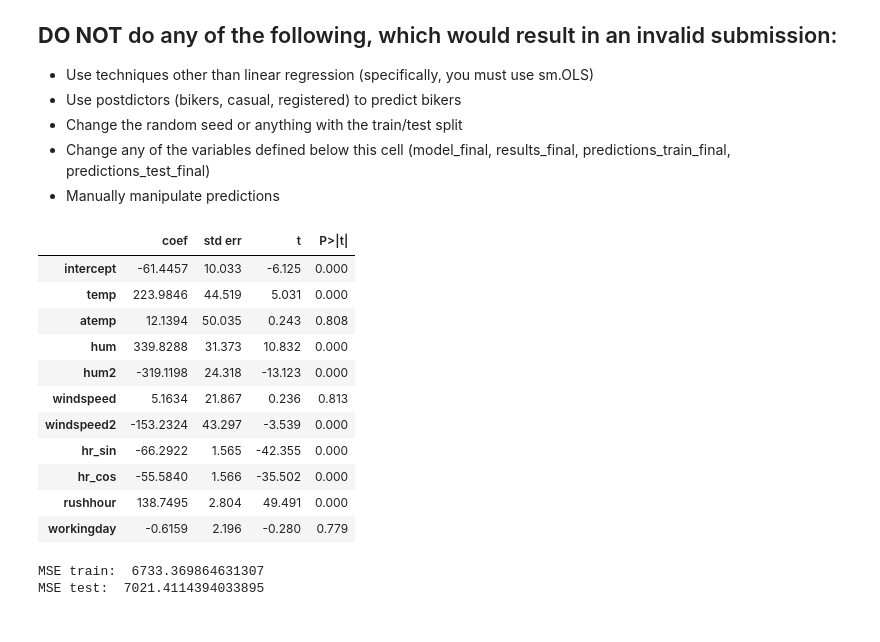
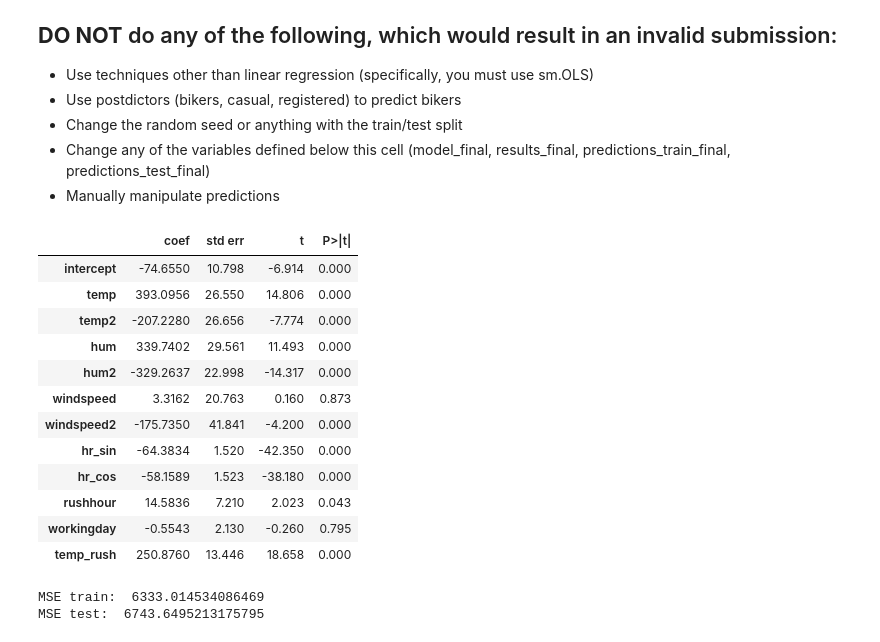
Before and after one commit to DALI-WEI/code_cse2600, a Jupyter notebook: mod05_nonlinear.ipynb, the cells around one changed output. Saved outputs shown, nothing was run; the diff lists cells and outputs as text; code cells hidden in the pictures.

```diff
--- a/mod05_nonlinear.ipynb
+++ b/mod05_nonlinear.ipynb
@@ -306,59 +306,71 @@ plot_avg_actual_vs_predicted_by_feature(X=X_train,
 # %%
 # Data pre-processing (on Train, Test, X_train, and X_test)
 
-# humidity squared
+# quadratic weather effects
+Train['temp2'] = Train['temp']**2
+Test['temp2'] = Test['temp']**2
+X_train['temp2'] = X_train['temp']**2
+X_test['temp2'] = X_test['temp']**2
+
 Train['hum2'] = Train['hum']**2
 Test['hum2'] = Test['hum']**2
 X_train['hum2'] = X_train['hum']**2
 X_test['hum2'] = X_test['hum']**2
 
-# windspeed squared
 Train['windspeed2'] = Train['windspeed']**2
 Test['windspeed2'] = Test['windspeed']**2
 X_train['windspeed2'] = X_train['windspeed']**2
 X_test['windspeed2'] = X_test['windspeed']**2
+
+# interaction: temperature behaves differently during rush hour
+Train['temp_rush'] = Train['temp'] * Train['rushhour']
+Test['temp_rush'] = Test['temp'] * Test['rushhour']
+X_train['temp_rush'] = X_train['temp'] * X_train['rushhour']
+X_test['temp_rush'] = X_test['temp'] * X_test['rushhour']
 # %%
 # Build your linear regression model here.
 vars_to_include = [
     'intercept',
 
-    # linear weather effect
+    # core weather
     'temp',
-    'atemp',
-
-    # nonlinear humidity & wind
+    'temp2',
     'hum',
     'hum2',
     'windspeed',
     'windspeed2',
 
     # periodic time
     'hr_sin',
     'hr_cos',
 
     # rush hour spike
     'rushhour',
 
-    # workday effect
-    'workingday'
+    # behavior
+    'workingday',
+
+    # interaction
+    'temp_rush'
 ]
 
 model_final = sm.OLS(y_train, X_train[vars_to_include])
 results_final = model_final.fit()
 summarize(results_final)
 # %% [output]
 |  | coef | std err | t | P>|t| |
-| intercept | -61.4457 | 10.033 | -6.125 | 0.000 |
-| temp | 223.9846 | 44.519 | 5.031 | 0.000 |
-| atemp | 12.1394 | 50.035 | 0.243 | 0.808 |
-| hum | 339.8288 | 31.373 | 10.832 | 0.000 |
-| hum2 | -319.1198 | 24.318 | -13.123 | 0.000 |
-| windspeed | 5.1634 | 21.867 | 0.236 | 0.813 |
-| windspeed2 | -153.2324 | 43.297 | -3.539 | 0.000 |
-| hr_sin | -66.2922 | 1.565 | -42.355 | 0.000 |
-| hr_cos | -55.5840 | 1.566 | -35.502 | 0.000 |
-| rushhour | 138.7495 | 2.804 | 49.491 | 0.000 |
-| workingday | -0.6159 | 2.196 | -0.280 | 0.779 |
+| intercept | -74.6550 | 10.798 | -6.914 | 0.000 |
+| temp | 393.0956 | 26.550 | 14.806 | 0.000 |
+| temp2 | -207.2280 | 26.656 | -7.774 | 0.000 |
+| hum | 339.7402 | 29.561 | 11.493 | 0.000 |
+| hum2 | -329.2637 | 22.998 | -14.317 | 0.000 |
+| windspeed | 3.3162 | 20.763 | 0.160 | 0.873 |
+| windspeed2 | -175.7350 | 41.841 | -4.200 | 0.000 |
+| hr_sin | -64.3834 | 1.520 | -42.350 | 0.000 |
+| hr_cos | -58.1589 | 1.523 | -38.180 | 0.000 |
+| rushhour | 14.5836 | 7.210 | 2.023 | 0.043 |
+| workingday | -0.5543 | 2.130 | -0.260 | 0.795 |
+| temp_rush | 250.8760 | 13.446 | 18.658 | 0.000 |
 # %%
 predictions_train_final = predict(X_train[vars_to_include], results_final)
 print('MSE train: ', mse(y_train, predictions_train_final))
@@ -366,8 +378,8 @@ print('MSE train: ', mse(y_train, predictions_train_final))
 predictions_test_final = predict(X_test[vars_to_include], results_final)
 print('MSE test: ', mse(y_test, predictions_test_final))
 # %% [output]
-MSE train:  6733.369864631307
-MSE test:  7021.4114394033895
+MSE train:  6333.014534086469
+MSE test:  6743.6495213175795
 # %%
 plot_avg_actual_vs_predicted_by_feature(X=X_train,
                                         y=y_train,
```
Also changed, not shown: parts of 1 cell of this notebook.
